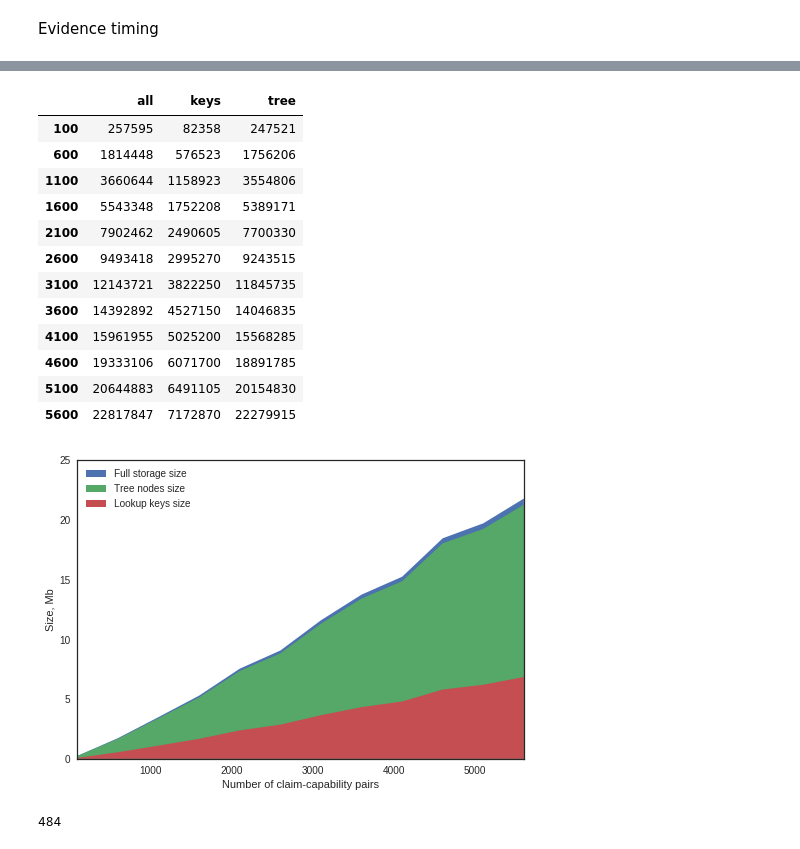
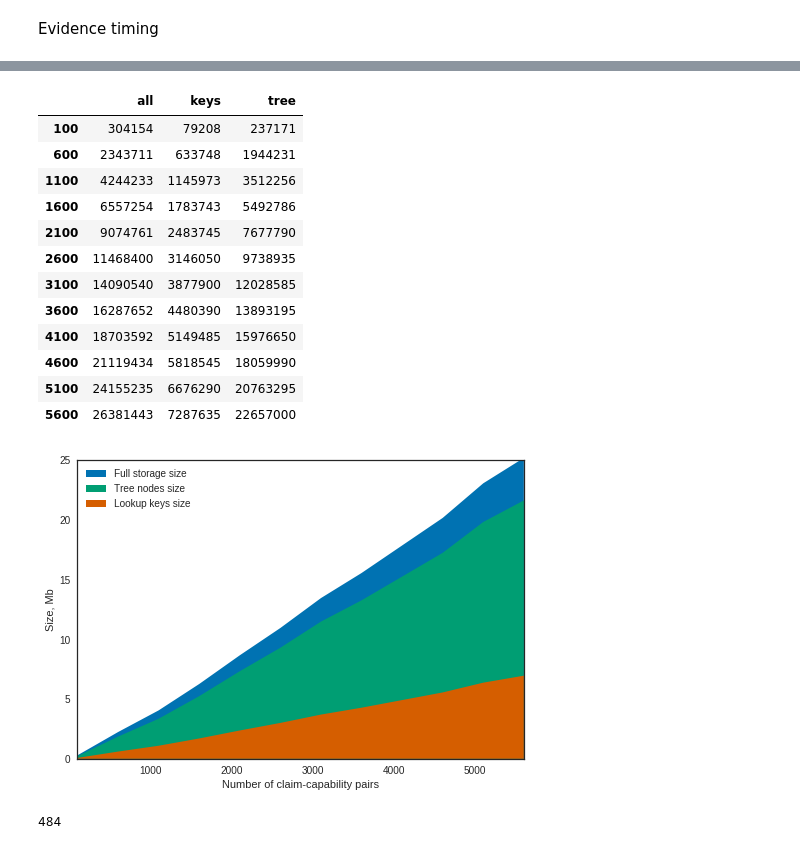
Before and after one commit to claimchain/claimchain-core, a Jupyter notebook: simulations/operations_profiling.ipynb, the cells around one changed output, grey strips where cells are left out. Saved outputs shown, nothing was run; the diff lists cells and outputs as text; code cells hidden in the pictures.

Commit message:
Update plots

```diff
--- a/simulations/operations_profiling.ipynb
+++ b/simulations/operations_profiling.ipynb
@@ -250,7 +252,7 @@ def pack_store_objects(store, pack_blocks=True, pack_blobs=True, pack_trees=True
             if pack_blocks:
                 result += [(node.index, node.fingers, node.items, node.aux)]
         elif pack_blobs:
-            result += node.hid
+            result += [bytes(node)]
     return packb(result)
 
 def pack(store, only_keys=False, **kwargs):
@@ -276,31 +278,36 @@ sizes_data = pd.DataFrame({
 sizes_data
 # %% [output]
 |  | all | keys | tree |
-| 100 | 257595 | 82358 | 247521 |
-| 600 | 1814448 | 576523 | 1756206 |
-| 1100 | 3660644 | 1158923 | 3554806 |
-| 1600 | 5543348 | 1752208 | 5389171 |
-| 2100 | 7902462 | 2490605 | 7700330 |
-| 2600 | 9493418 | 2995270 | 9243515 |
-| 3100 | 12143721 | 3822250 | 11845735 |
-| 3600 | 14392892 | 4527150 | 14046835 |
-| 4100 | 15961955 | 5025200 | 15568285 |
-| 4600 | 19333106 | 6071700 | 18891785 |
-| 5100 | 20644883 | 6491105 | 20154830 |
-| 5600 | 22817847 | 7172870 | 22279915 |
+| 100 | 304154 | 79208 | 237171 |
+| 600 | 2343711 | 633748 | 1944231 |
+| 1100 | 4244233 | 1145973 | 3512256 |
+| 1600 | 6557254 | 1783743 | 5492786 |
+| 2100 | 9074761 | 2483745 | 7677790 |
+| 2600 | 11468400 | 3146050 | 9738935 |
+| 3100 | 14090540 | 3877900 | 12028585 |
+| 3600 | 16287652 | 4480390 | 13893195 |
+| 4100 | 18703592 | 5149485 | 15976650 |
+| 4600 | 21119434 | 5818545 | 18059990 |
+| 5100 | 24155235 | 6676290 | 20763295 |
+| 5600 | 26381443 | 7287635 | 22657000 |
 # %%
 unit = 1 / (1024. * 1024.)
-plt.fill_between(nb_claims_range, 0, full_snapshot_sizes * unit, label='Full storage size')
-plt.fill_between(nb_claims_range, 0, tree_overhead * unit, label='Tree nodes size')
-plt.fill_between(nb_claims_range, 0, keys_overhead * unit, label='Lookup keys size')
+sns.set_palette('colorblind', n_colors=3)
+
+plt.fill_between(nb_claims_range, 0, full_snapshot_sizes * unit,
+                 label='Full storage size')
+plt.fill_between(nb_claims_range, 0, tree_overhead * unit,
+                 label='Tree nodes size')
+plt.fill_between(nb_claims_range, 0, keys_overhead * unit,
+                 label='Lookup keys size')
 plt.legend(loc=2)
 plt.xlim(100, 5600)
 plt.ylim(0, 25)
 plt.xlabel('Number of claim-capability pairs')
 plt.ylabel('Size, Mb')
 plt.savefig('storage_size.pdf')
 # %% [output]
-[figure, old version]
+[figure, new version]
 # %%
 block = chain.store[chain.head]
 len(packb((block.index, block.items, block.fingers, block.aux)))
```
Also changed, not shown: parts of 3 cells of this notebook.
